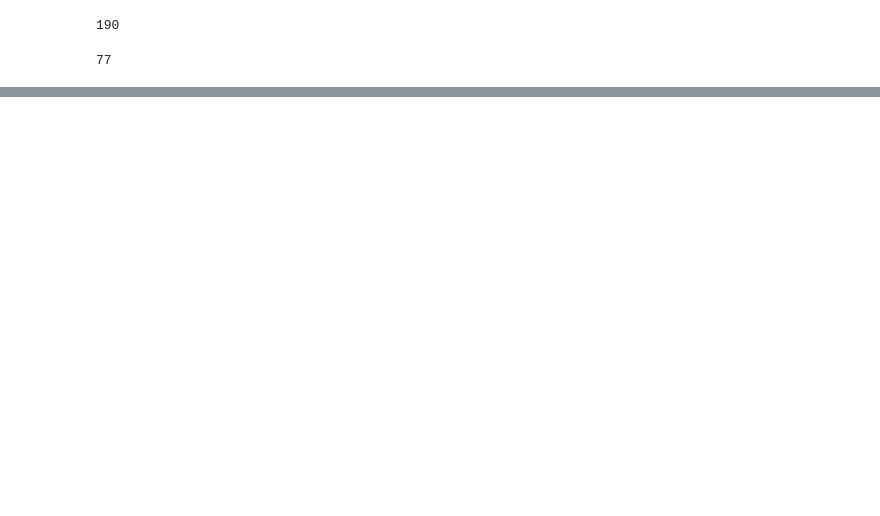
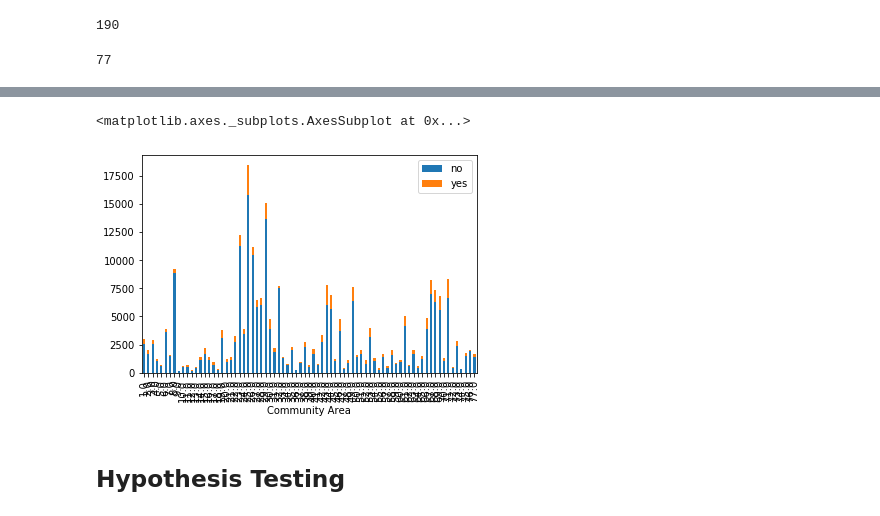
Before and after one commit to leo-cavalcante/crimes-in-chicago, a Jupyter notebook: Crimes per community.ipynb, the cells around one changed output, grey strips where cells are left out. Saved outputs shown, nothing was run; the diff lists cells and outputs as text; code cells hidden in the pictures; blank space fills up the shorter version.

```diff
--- a/Crimes per community.ipynb
+++ b/Crimes per community.ipynb
@@ -77 +123,9 @@ Community Area  Primary Type
 Name: Primary Type, dtype: int64
+# %%
+crimes_date = crimes[["ID","Community Area","Location Description","Arrest","Domestic","Date", "Year"]].copy()
+crimes_date["Month"] = pd.DatetimeIndex(crimes["Date"]).month
+crimes_date["Day"] = pd.DatetimeIndex(crimes["Date"]).day
+crimes_date["WeekDay"] = pd.DatetimeIndex(crimes["Date"]).dayofweek
+crimes_date["Hour"] = pd.DatetimeIndex(crimes["Date"]).hour
+crimes_date["Minutes"] = pd.DatetimeIndex(crimes["Date"]).minute
+crimes_date
@@ -77,0 +150,5 @@ Name: Primary Type, dtype: int64
+# %%
+C_D_A = crimes_date.pivot_table(index = 'Community Area', columns = 'Domestic', values = 'Arrest', aggfunc = 'sum' )
+# %%
+C_D_A.columns = ['no','yes']
+C_D_A
@@ -77,0 +198,5 @@ Name: Primary Type, dtype: int64
+# %%
+C_D_A.plot(kind='bar', stacked=True)
+# %% [output]
+<matplotlib.axes._subplots.AxesSubplot at 0x...>
+[figure, added]
@@ -77,0 +207,2 @@ Name: Primary Type, dtype: int64
+# %% [markdown]
+## Hypothesis Testing
```
Also changed, not shown: parts of 56 cells of this notebook, 1 other file.
